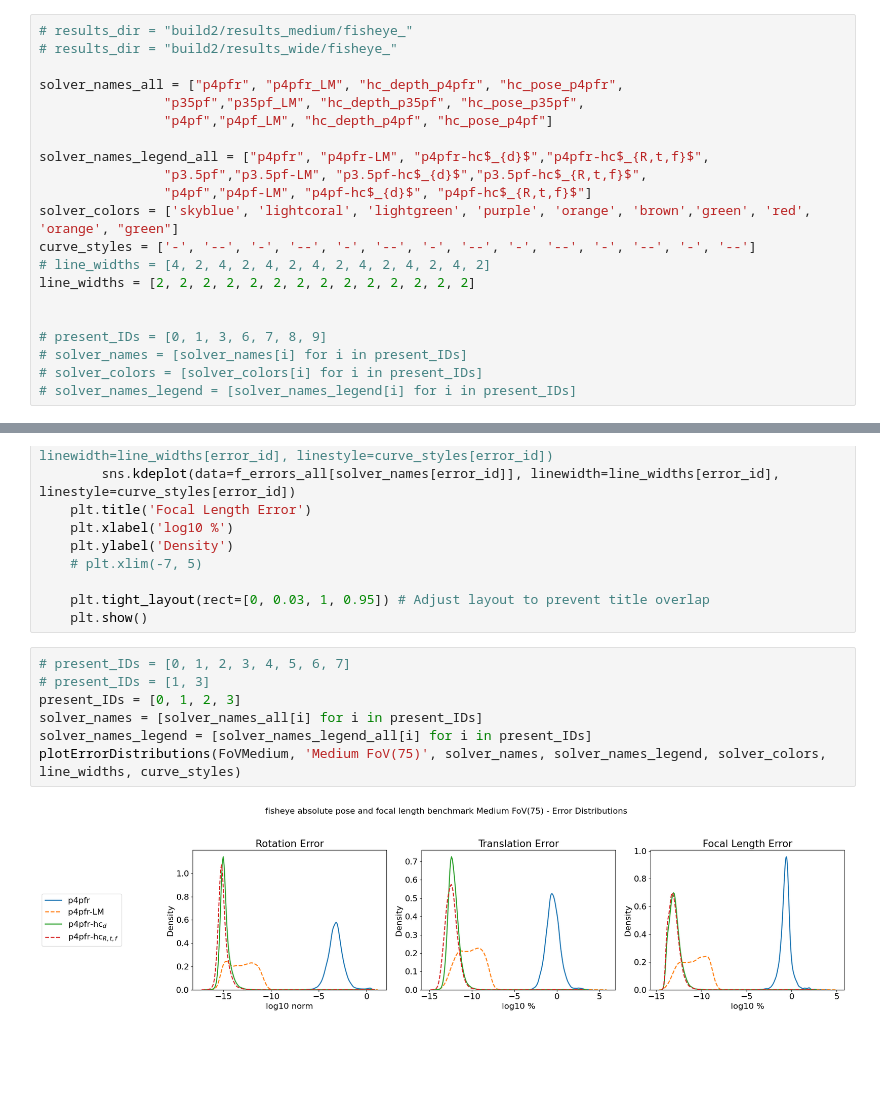
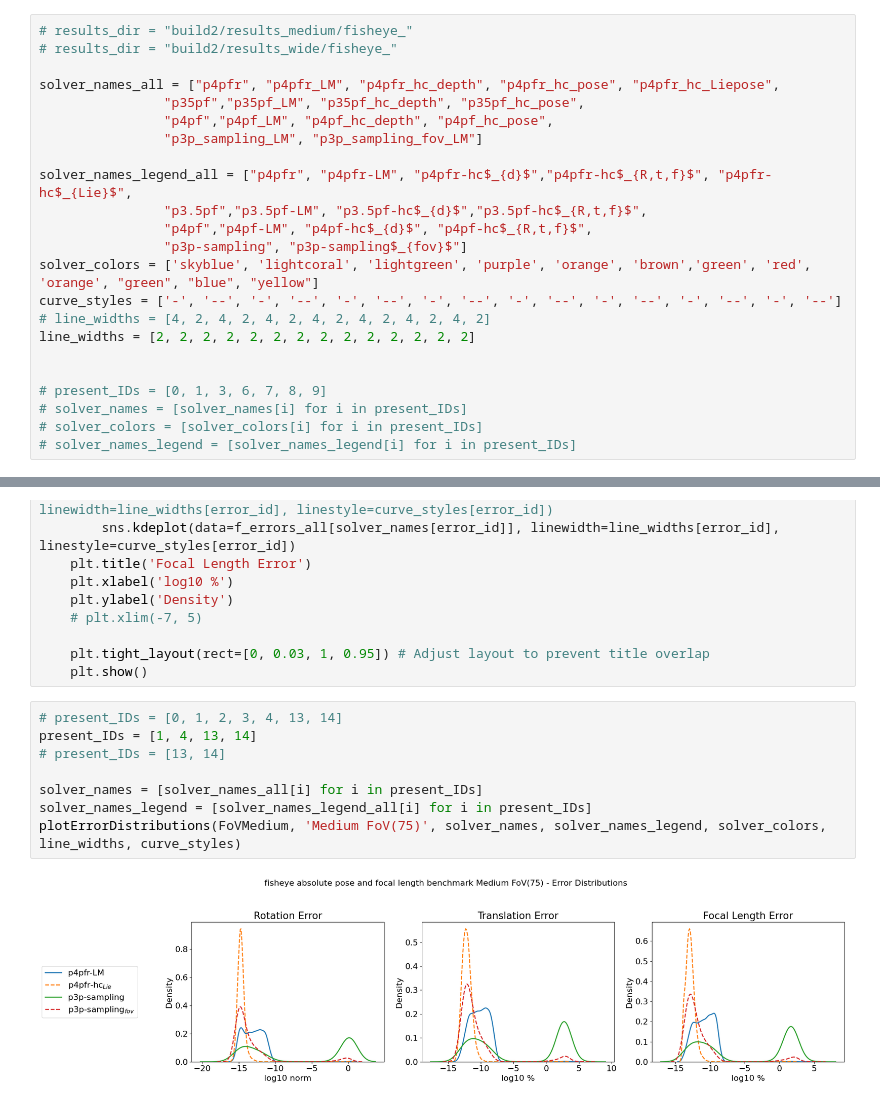
Before and after one commit to XinnnyueZhang/PoseLib, a Jupyter notebook: visualResults.ipynb, the cells around one changed output, grey strips where cells are left out. Saved outputs shown, nothing was run; the diff lists cells and outputs as text; blank space fills up the shorter version.

```diff
--- a/visualResults.ipynb
+++ b/visualResults.ipynb
@@ -60,15 +60,17 @@ def collectResults(results_dir, solver_names):
 # results_dir = "build2/results_medium/fisheye_"
 # results_dir = "build2/results_wide/fisheye_"
 
-solver_names_all = ["p4pfr", "p4pfr_LM", "hc_depth_p4pfr", "hc_pose_p4pfr",
-                "p35pf","p35pf_LM", "hc_depth_p35pf", "hc_pose_p35pf",
-                "p4pf","p4pf_LM", "hc_depth_p4pf", "hc_pose_p4pf"]
+solver_names_all = ["p4pfr", "p4pfr_LM", "p4pfr_hc_depth", "p4pfr_hc_pose", "p4pfr_hc_Liepose",
+                "p35pf","p35pf_LM", "p35pf_hc_depth", "p35pf_hc_pose",
+                "p4pf","p4pf_LM", "p4pf_hc_depth", "p4pf_hc_pose",
+                "p3p_sampling_LM", "p3p_sampling_fov_LM"]
 
-solver_names_legend_all = ["p4pfr", "p4pfr-LM", "p4pfr-hc$_{d}$","p4pfr-hc$_{R,t,f}$",
+solver_names_legend_all = ["p4pfr", "p4pfr-LM", "p4pfr-hc$_{d}$","p4pfr-hc$_{R,t,f}$", "p4pfr-hc$_{Lie}$",
                 "p3.5pf","p3.5pf-LM", "p3.5pf-hc$_{d}$","p3.5pf-hc$_{R,t,f}$",
-                "p4pf","p4pf-LM", "p4pf-hc$_{d}$", "p4pf-hc$_{R,t,f}$"]
-solver_colors = ['skyblue', 'lightcoral', 'lightgreen', 'purple', 'orange', 'brown','green', 'red', 'orange', "green"]
-curve_styles = ['-', '--', '-', '--', '-', '--', '-', '--', '-', '--', '-', '--', '-', '--']
+                "p4pf","p4pf-LM", "p4pf-hc$_{d}$", "p4pf-hc$_{R,t,f}$",
+                "p3p-sampling", "p3p-sampling$_{fov}$"]
+solver_colors = ['skyblue', 'lightcoral', 'lightgreen', 'purple', 'orange', 'brown','green', 'red', 'orange', "green", "blue", "yellow"]
+curve_styles = ['-', '--', '-', '--', '-', '--', '-', '--', '-', '--', '-', '--', '-', '--', '-', '--']
 # line_widths = [4, 2, 4, 2, 4, 2, 4, 2, 4, 2, 4, 2, 4, 2]
 line_widths = [2, 2, 2, 2, 2, 2, 2, 2, 2, 2, 2, 2, 2, 2]
 
@@ -129,12 +131,13 @@ def plotErrorDistributions(results, title_prefix, solver_names, solver_names_leg
     plt.tight_layout(rect=[0, 0.03, 1, 0.95]) # Adjust layout to prevent title overlap
     plt.show()
 # %%
-# present_IDs = [0, 1, 2, 3, 4, 5, 6, 7]
-# present_IDs = [1, 3]
-present_IDs = [0, 1, 2, 3]
+# present_IDs = [0, 1, 2, 3, 4, 13, 14]
+present_IDs = [1, 4, 13, 14]
+# present_IDs = [13, 14]
+
 solver_names = [solver_names_all[i] for i in present_IDs]
 solver_names_legend = [solver_names_legend_all[i] for i in present_IDs]
 plotErrorDistributions(FoVMedium, 'Medium FoV(75)', solver_names, solver_names_legend, solver_colors, line_widths, curve_styles)
 # %% [output]
-[figure, old version]
+[figure, new version]
 # %%
```
Also changed, not shown: parts of 3 cells of this notebook, 15 other files.
